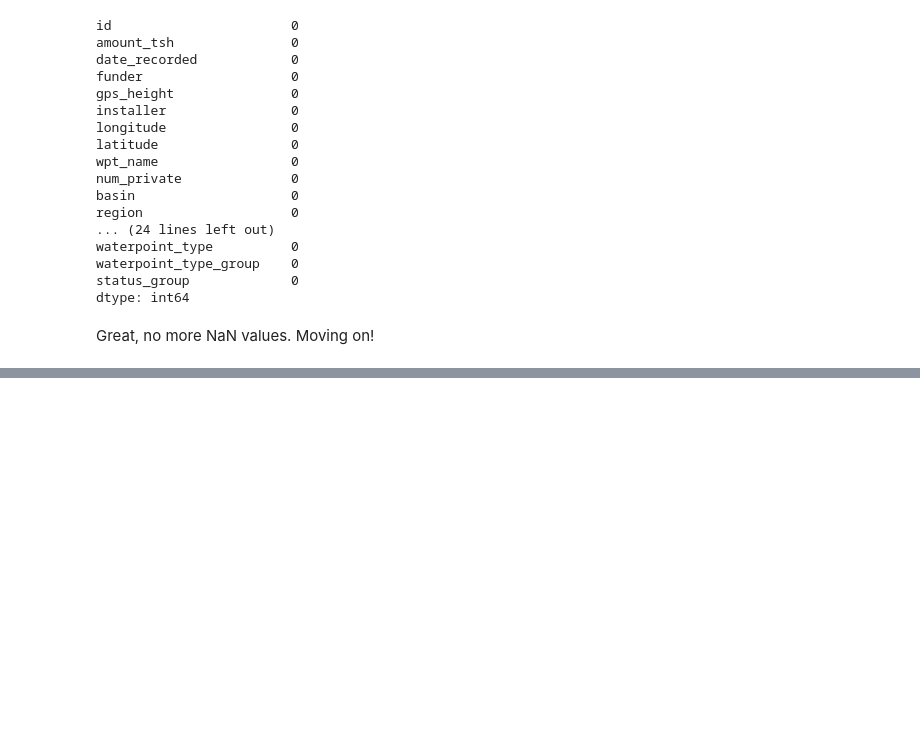
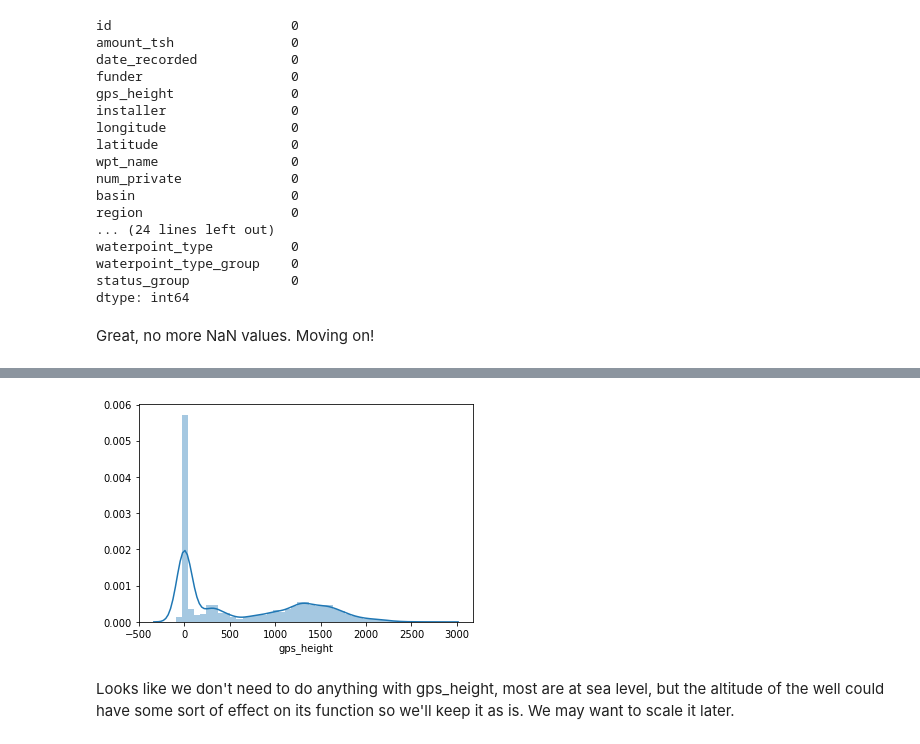
Before and after one commit to akashrama/tanzania_water_predictor, a Jupyter notebook: notebooks/exploratory/Brent/Eda_cleaning.ipynb, the cells around one changed output, grey strips where cells are left out. Saved outputs shown, nothing was run; the diff lists cells and outputs as text; code cells hidden in the pictures; blank space fills up the shorter version.

```diff
--- a/notebooks/exploratory/Brent/Eda_cleaning.ipynb
+++ b/notebooks/exploratory/Brent/Eda_cleaning.ipynb
@@ -431,0 +493,6 @@ Great, no more NaN values. Moving on!
+# %%
+sns.distplot(df_train.gps_height);
+# %% [output]
+[figure, added]
+# %% [markdown]
+Looks like we don't need to do anything with gps_height, most are at sea level, but  the altitude of the well could have some sort of effect on its function so we'll keep it as is. We may want to scale it later.
```
Also changed, not shown: parts of 27 cells of this notebook, 2 other files.
